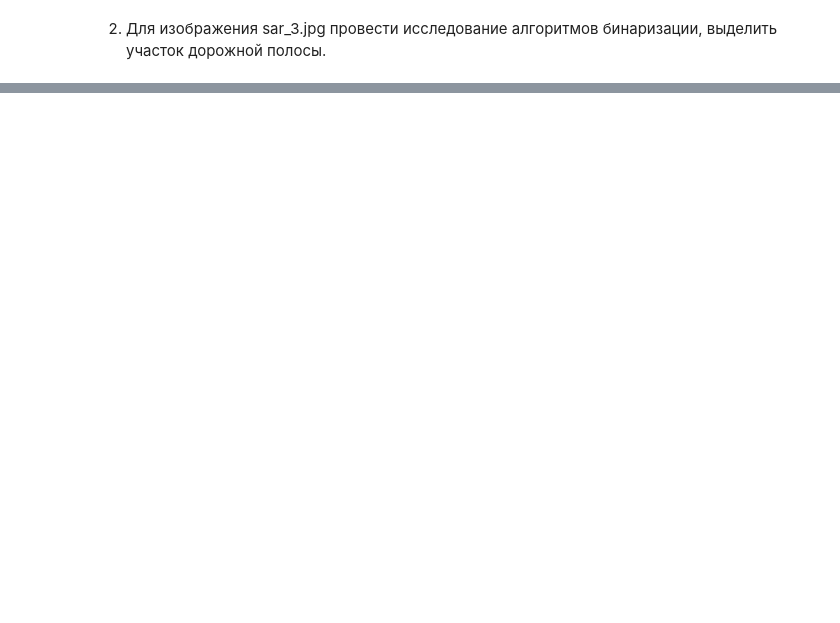
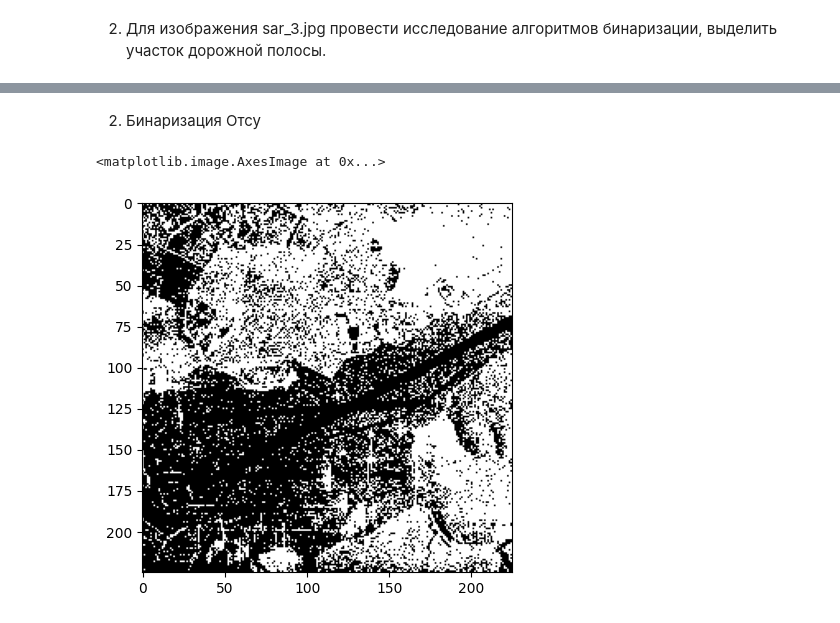
Before and after one commit to Serebro1/UNN_DE_IP_HomeTasks, a Jupyter notebook: 3_Binarization_Edges/Practice_3/DE_IP_HomeTask_3.ipynb, the cells around one changed output, grey strips where cells are left out. Drawn from its saved outputs; the diff is of its cells as text; code cells hidden in the pictures; blank space fills up the shorter version.

```diff
--- a/3_Binarization_Edges/Practice_3/DE_IP_HomeTask_3.ipynb
+++ b/3_Binarization_Edges/Practice_3/DE_IP_HomeTask_3.ipynb
@@ -74,0 +66,8 @@ plt.imshow(edges, cmap="gray")
+# %% [markdown]
+2. Бинаризация Отсу
+# %%
+_,th2 = cv2.threshold(image_gray,0,90,cv2.THRESH_BINARY+cv2.THRESH_OTSU)
+plt.imshow(th2, cmap="gray")
+# %% [output]
+<matplotlib.image.AxesImage at 0x...>
+[figure, added]
```
Also changed, not shown: parts of 15 cells of this notebook.
